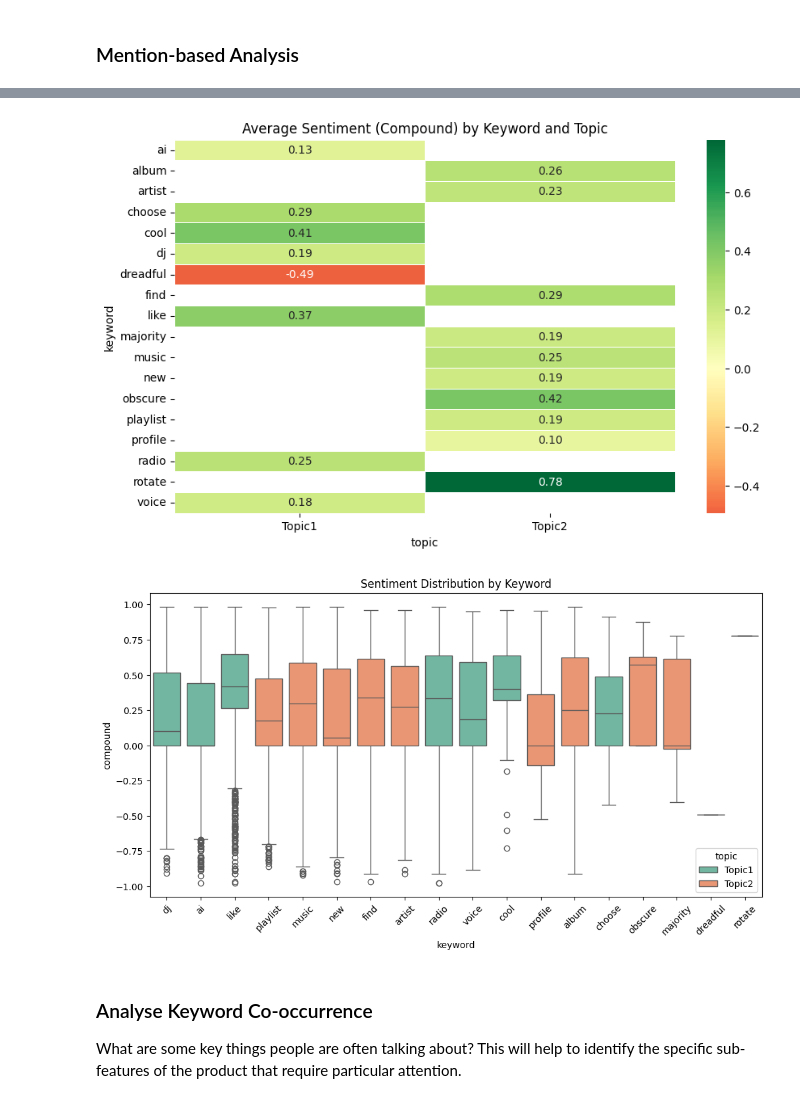
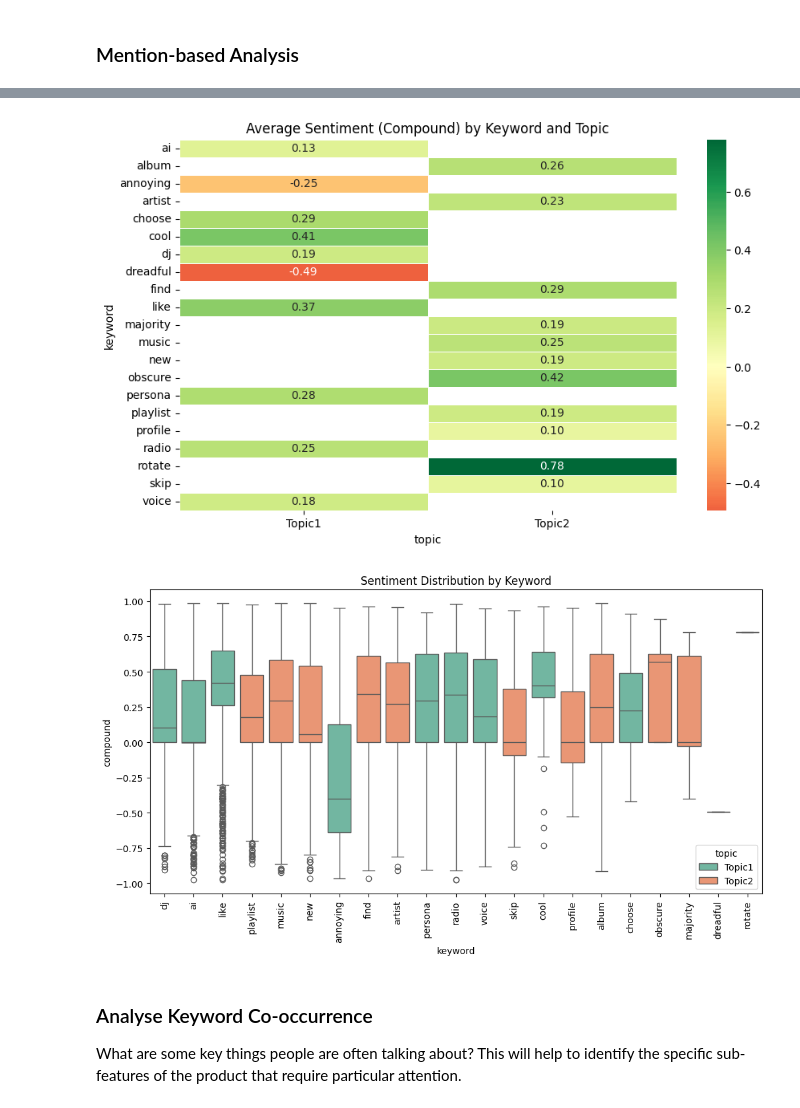
Before and after one commit to Prakhar896/SMAA2, a Jupyter notebook: analysis.ipynb, the cells around one changed output, grey strips where cells are left out. Drawn from its saved outputs; the diff is of its cells as text; code cells hidden in the pictures.

```diff
--- a/analysis.ipynb
+++ b/analysis.ipynb
@@ -504,8 +505,8 @@ plt.show()
 from collections import defaultdict
 import seaborn as sns
 # %%
-topic1 = ["like", "dreadful", "cool", "radio", "choose", "voice", "dj", "ai"]
-topic2 = ["music", "playlist", "artist", "new", "find", "profile", "obscure", "rotate", "album", "majority"]
+topic1 = ["like", "dreadful", "annoying", "cool", "radio", "persona", "choose", "voice", "dj", "ai"]
+topic2 = ["music", "playlist", "artist", "new", "skip", "find", "profile", "obscure", "rotate", "album", "majority"]
 
 def tag_keywords(sentence):
     keywords = []
@@ -559,21 +560,21 @@ sns.heatmap(
 plt.title("Average Sentiment (Compound) by Keyword and Topic")
 plt.show()
 # %% [output]
-[figure, old version]
+[figure, new version]
 # %%
 plt.figure(figsize=(12, 6))
 sns.boxplot(
     data=df_exploded,
     x="keyword",
     y="compound",
     hue="topic",
     palette="Set2"
 )
-plt.xticks(rotation=45)
+plt.xticks(rotation=90)
 plt.title("Sentiment Distribution by Keyword")
 plt.show()
 # %% [output]
-[figure, old version]
+[figure, new version]
 # %% [markdown]
 ### Analyse Keyword Co-occurrence
 
```
Also changed, not shown: parts of 4 cells of this notebook.
